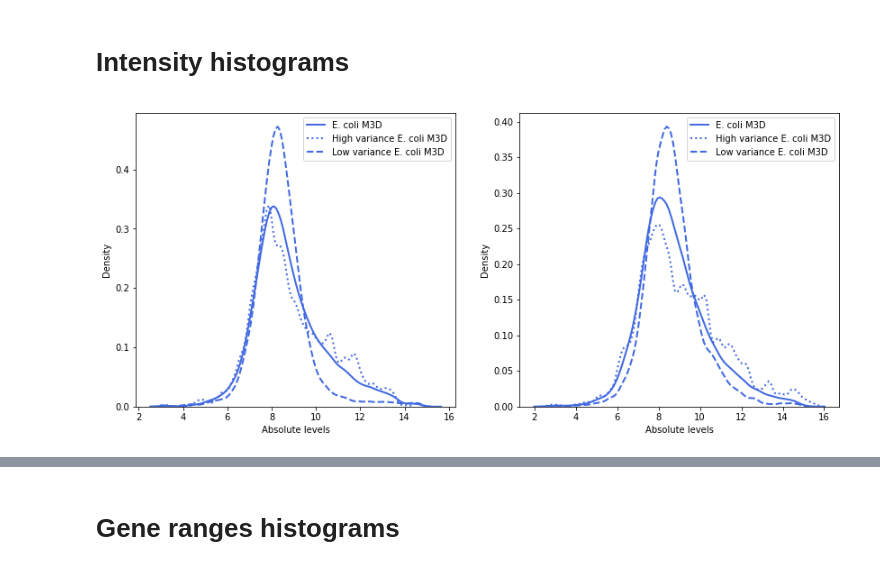
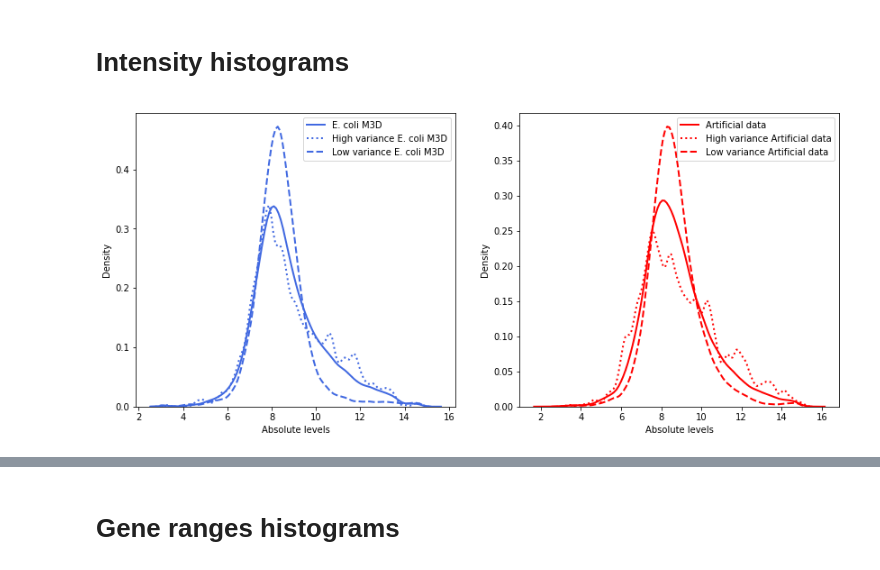
Before and after one commit to rvinas/adversarial-gene-expression, a Jupyter notebook: src/evaluate_data.ipynb, the cells around one changed output, grey strips where cells are left out. Drawn from its saved outputs; the diff is of its cells as text; code cells hidden in the pictures.

```diff
--- a/src/evaluate_data.ipynb
+++ b/src/evaluate_data.ipynb
@@ -45,8 +45,8 @@ Selecting 1076 genes ...
 # %%
 plt.figure(figsize=(14, 6))
 plt.subplot(121)
 plot_intensities(expr_train)
 plt.subplot(122)
-plot_intensities(s_expr)
+plot_intensities(s_expr, dataset_name='Artificial data', color='red');
 # %% [output]
-[figure, old version]
+[figure, new version]
```
Also changed, not shown: parts of 20 cells of this notebook, 5 other files.
